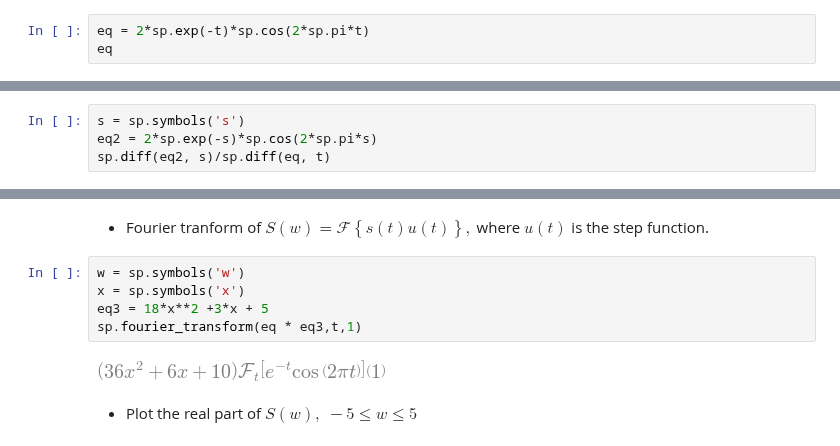
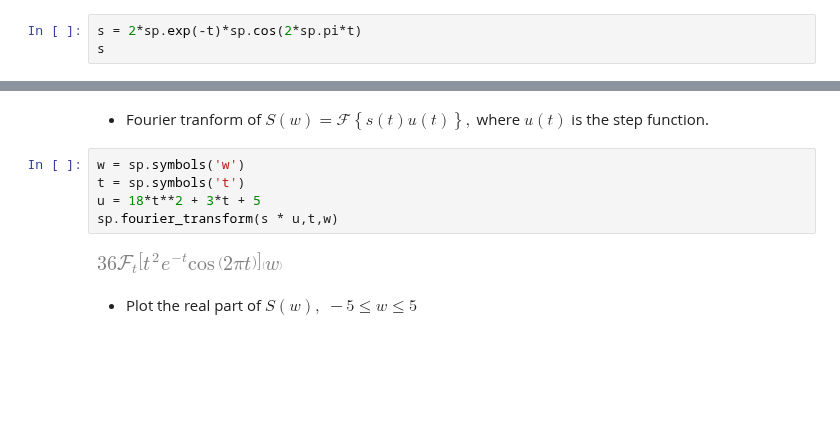
Before and after one commit to ETR11/Wireless-Communication-Systems, a Jupyter notebook: Week1/assignment_w1.ipynb, the cells around one changed output, grey strips where cells are left out. Drawn from its saved outputs; the diff is of its cells as text; blank space fills up the shorter version.

```diff
--- a/Week1/assignment_w1.ipynb
+++ b/Week1/assignment_w1.ipynb
@@ -51,13 +51,9 @@ plt.rcParams['figure.figsize'] = 16, 6
 #Define a varible in sympy
 t = sp.symbols('t')
 # %%
-eq = 2*sp.exp(-t)*sp.cos(2*sp.pi*t)
-eq
+s = 2*sp.exp(-t)*sp.cos(2*sp.pi*t)
+s
 # %% [output]
 [figure]
 # %% [markdown]
 - $\mathrm{d}s/\mathrm{d}t$
-# %%
-s = sp.symbols('s')
-eq2 = 2*sp.exp(-s)*sp.cos(2*sp.pi*s)
-sp.diff(eq2, s)/sp.diff(eq, t)
@@ -89,11 +89,11 @@ plt.show()
 - Fourier tranform of $S(w) = \mathcal{F} \left\{s(t) u(t)\right\},$ where $u(t)$ is the step function.
 # %%
 w = sp.symbols('w')
-x = sp.symbols('x')
-eq3 = 18*x**2 +3*x + 5
-sp.fourier_transform(eq * eq3,t,1)
+t = sp.symbols('t')
+u = 18*t**2 + 3*t + 5
+sp.fourier_transform(s * u,t,w)
 # %% [output]
-[figure, old version]
+[figure, new version]
 # %% [markdown]
 - Plot the real part of $S(w), \; -5 \leq w \leq 5$
 # %%
```
Also changed, not shown: parts of 6 cells of this notebook.
